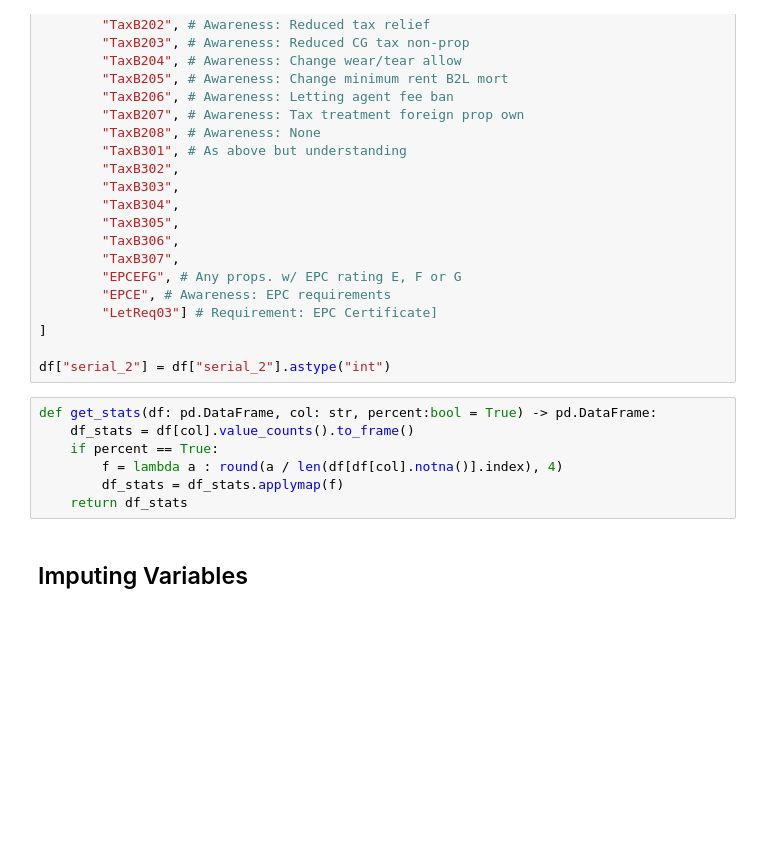
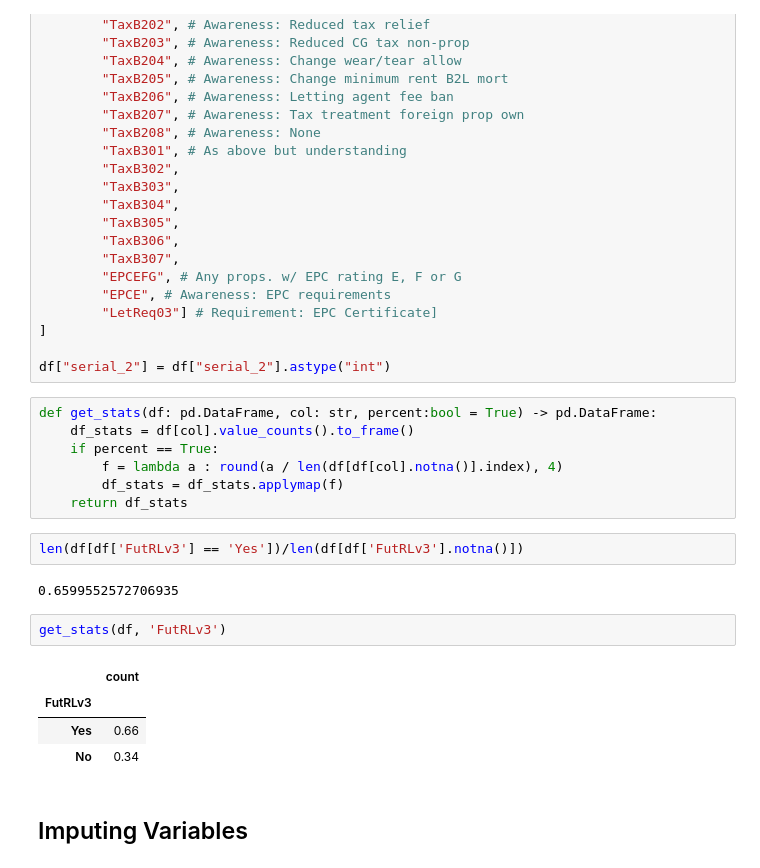
Before and after one commit to sam-hatley/landlord-data, a Jupyter notebook: LL_imputed.ipynb, the cells around one changed output. Drawn from its saved outputs; the diff is of its cells as text; blank space fills up the shorter version.

Commit message:
New stats

```diff
--- a/LL_imputed.ipynb
+++ b/LL_imputed.ipynb
@@ -120,6 +120,17 @@ def get_stats(df: pd.DataFrame, col: str, percent:bool = True) -> pd.DataFrame:
         f = lambda a : round(a / len(df[df[col].notna()].index), 4)
         df_stats = df_stats.applymap(f)
     return df_stats
+# %%
+len(df[df['FutRLv3'] == 'Yes'])/len(df[df['FutRLv3'].notna()])
+# %% [output]
+0.6599552572706935
+# %%
+get_stats(df, 'FutRLv3')
+# %% [output]
+|  | count |
+| FutRLv3 |  |
+| Yes | 0.66 |
+| No | 0.34 |
 # %% [markdown]
 ## Imputing Variables
 # %%
```
Also changed, not shown: parts of 14 cells of this notebook.
